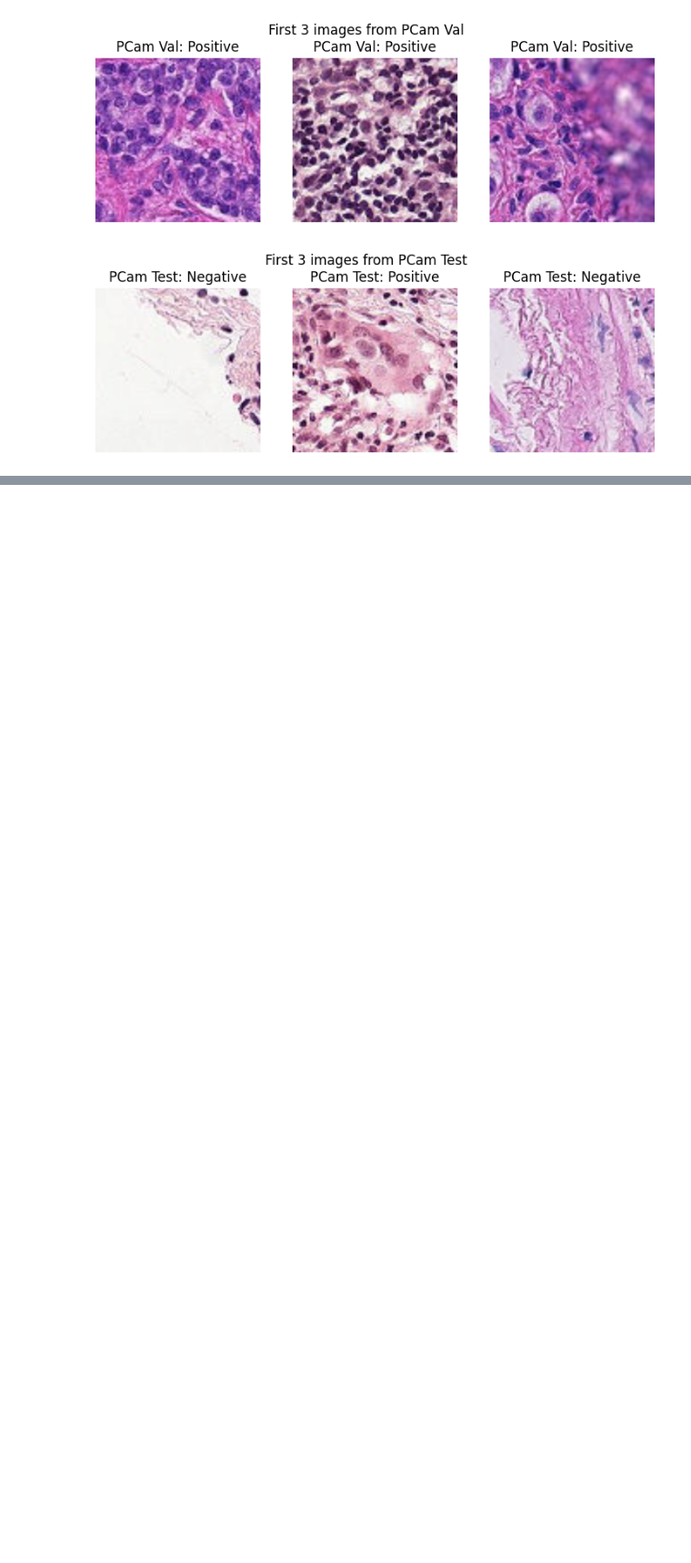
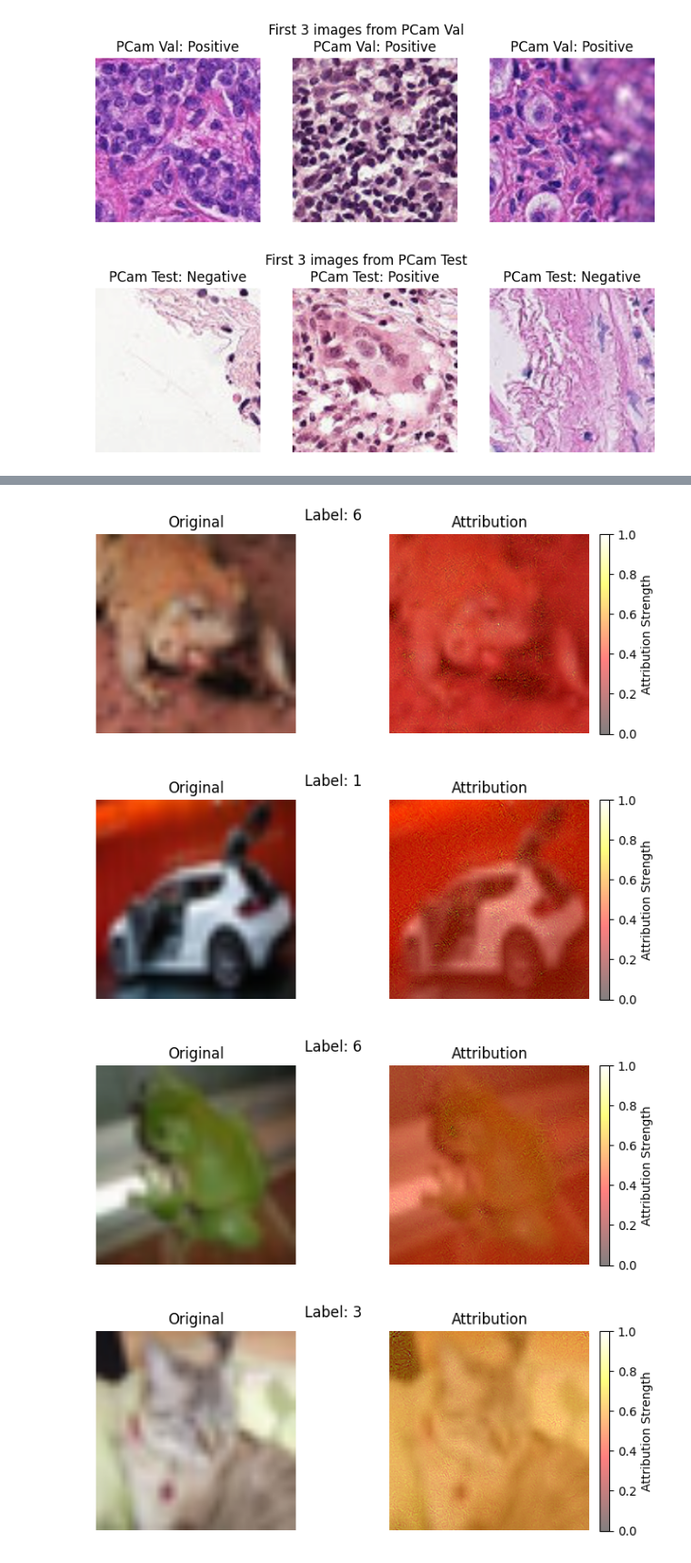
Before and after one commit to srivatsa07/ExplainableActiveLearning, a Jupyter notebook: AL.ipynb, the cells around one changed output, grey strips where cells are left out. Shown at 91% size. Drawn from its saved outputs; the diff is of its cells as text; code cells hidden in the pictures; blank space fills up the shorter version.

```diff
--- a/AL.ipynb
+++ b/AL.ipynb
@@ -147,7 +157,7 @@ def initialize_resnet34(num_classes, device=None):
         torch.nn.Module: The initialized ResNet34 model.
     """
     if device is None:
-        device = torch.device("cuda" if torch.cuda.is_available() else "cpu")
+        device = torch.device("cuda:0" if torch.cuda.is_available() else "cpu")
 
     model = models.resnet34(weights=models.ResNet34_Weights.IMAGENET1K_V1)
     model.fc = nn.Linear(model.fc.in_features, num_classes)
@@ -158,7 +168,7 @@ def initialize_resnet34(num_classes, device=None):
     print(f"Initialized ResNet34 for {num_classes} classes on {device} (DataParallel={torch.cuda.device_count() > 1})")
     return model.to(device)
 
-device = torch.device("cuda" if torch.cuda.is_available() else "cpu")
+device = torch.device("cuda:0" if torch.cuda.is_available() else "cpu")
 
 # Initialize models for CIFAR-10 and PCam
 cifar_model = initialize_resnet34(num_classes=10, device=device)
@@ -534,0 +396,64 @@ RuntimeError: Output 0 of BackwardHookFunctionBackward is a view and is being mo
+# %%
+import torch
+from captum.attr import GradientShap
+import matplotlib.pyplot as plt
+import numpy as np
+from mpl_toolkits.axes_grid1 import make_axes_locatable
+
+# 1. Unwrap DataParallel model if needed
+model_for_xai = cifar_model.module if isinstance(cifar_model, torch.nn.DataParallel) else cifar_model
+model_for_xai.eval()
+
+# 2. Select 5 test images and their labels
+dataiter = iter(cifar10_test_loader)
+images, labels = next(dataiter)
+images, labels = images[5:10], labels[5:10]
+images = images.to(device)
+labels = labels.to(device)
+
+# 3. Select baselines for GradientShap (e.g., 10 random images from test set)
+# GradientShap works best with multiple baselines
+dataiter = iter(cifar10_test_loader)
+baseline_batch, _ = next(dataiter)
+num_baselines = 10
+if baseline_batch.shape[0] < num_baselines:
+    # If batch smaller than 10, repeat as needed
+    repeats = (num_baselines // baseline_batch.shape[0]) + 1
+    baseline_batch = baseline_batch.repeat(repeats, 1, 1, 1)
+baselines = baseline_batch[:num_baselines].to(device)
+
+# 4. Initialize GradientShap
+gs = GradientShap(model_for_xai)
+
+# 5. Compute attributions
+# For GradientShap, you can pass multiple baselines and the method will average over them
+attributions = gs.attribute(images, baselines=baselines, target=labels, n_samples=50, stdevs=0.0)
+
+# 6. Visualize attributions for each image
+def show_attribution(img, attr, title=""):
+    img = img.cpu().numpy().transpose(1,2,0)
+    img = img * np.array(IMAGENET_STD) + np.array(IMAGENET_MEAN)
+    img = np.clip(img, 0, 1)
+    attr = attr.cpu().detach().numpy().sum(axis=0)
+    attr = (attr - attr.min()) / (attr.max() - attr.min() + 1e-8)
+    fig, axs = plt.subplots(1, 2, figsize=(8,3))
+    axs[0].imshow(img)
+    axs[0].set_title("Original")
+    axs[0].axis('off')
+    im = axs[1].imshow(img)
+    heatmap = axs[1].imshow(attr, cmap='hot', alpha=0.5)
+    axs[1].set_title("Attribution")
+    axs[1].axis('off')
+    # Add colorbar for the heatmap
+    plt.colorbar(heatmap, ax=axs[1], fraction=0.046, pad=0.04, label='Attribution Strength')
+    plt.suptitle(title)
+    plt.show()
+
+
+for i in range(5):
+    show_attribution(images[i], attributions[i], title=f"Label: {labels[i].item()}")
+# %% [output]
+[figure, added]
+[figure, added]
+[figure, added]
+[figure, added]
```
Also changed, not shown: parts of 13 cells of this notebook, 2 other files.
